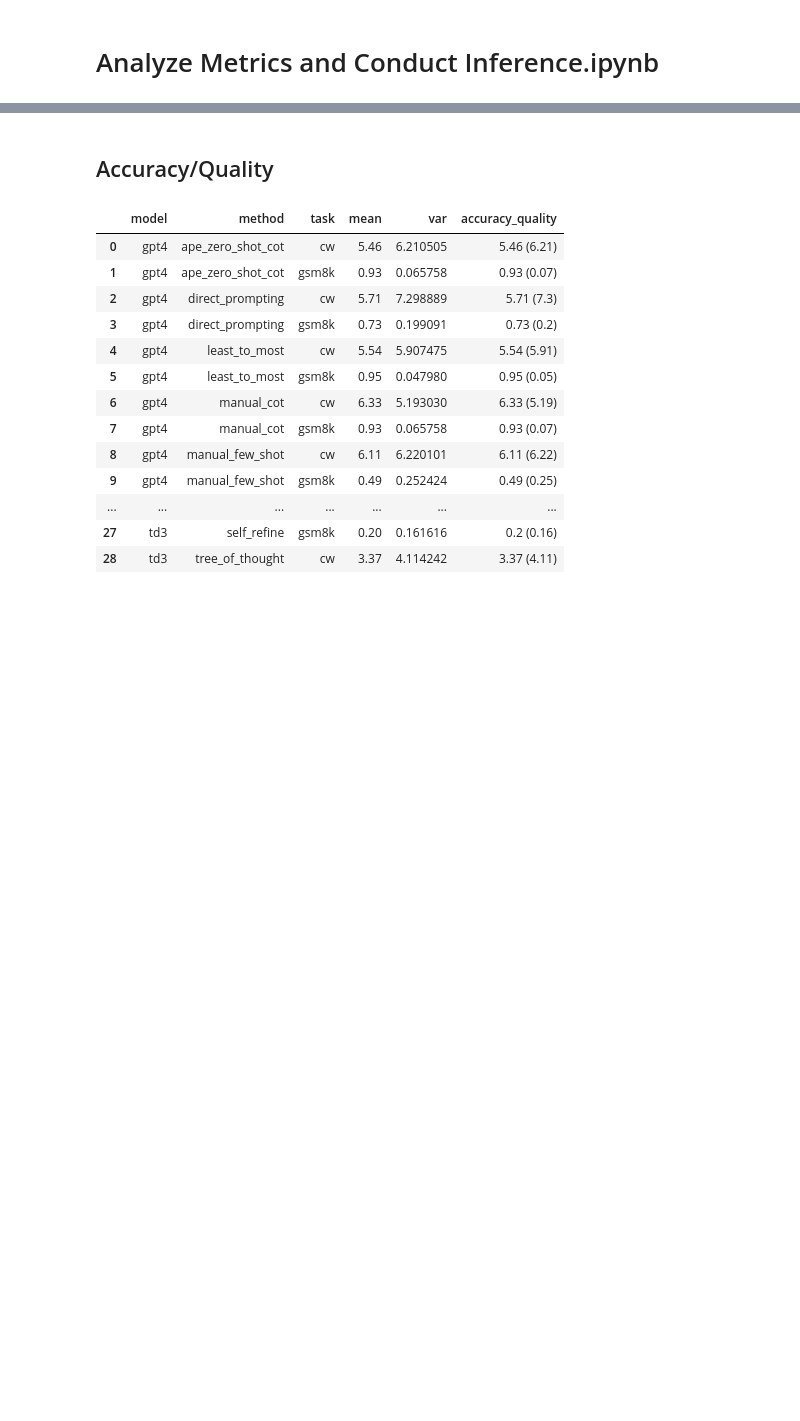
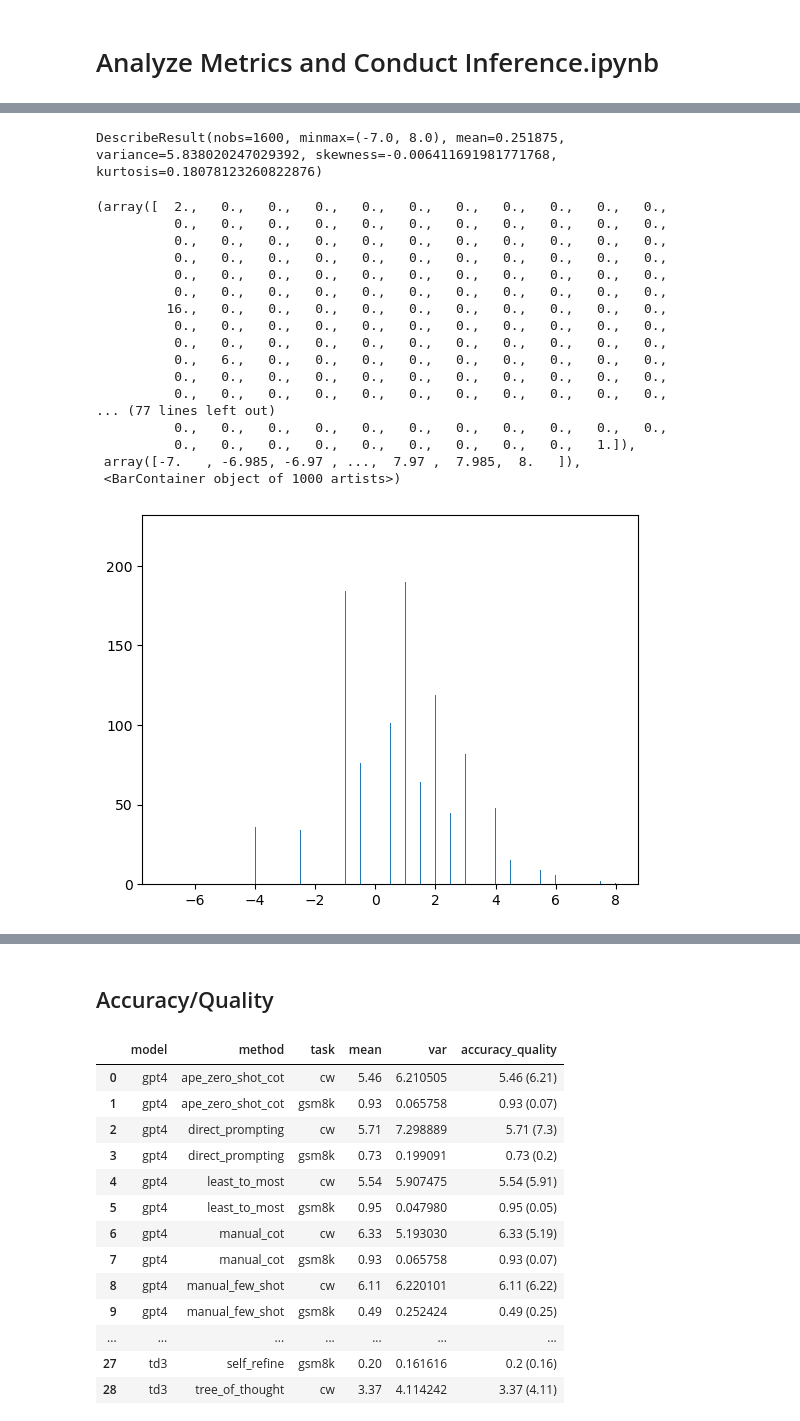
Before and after one commit to ijyliu/anlp23-project, a Jupyter notebook: Data/06a - Accuracy - Quality Metrics.ipynb, the cells around one changed output, grey strips where cells are left out. Cells and saved outputs as stored; diff of their text form; code cells hidden in the pictures; blank space fills up the shorter version.

```diff
--- a/Data/06a - Accuracy - Quality Metrics.ipynb
+++ b/Data/06a - Accuracy - Quality Metrics.ipynb
@@ -20,0 +48,26 @@ direct_prompting_comparison = pd.read_excel('direct_prompting_comparison.xlsx')
+# %%
+# Differences between coherence_1_incoherent_10_very_coherent and Aggregated_Prediction
+print(stats.describe(cw_data['coherence_1_incoherent_10_very_coherent'] - cw_data['Aggegated_Prediction']))
+
+# Histogram
+plt.hist(cw_data['coherence_1_incoherent_10_very_coherent'] - cw_data['Aggegated_Prediction'], bins = 1000)
+# %% [output]
+DescribeResult(nobs=1600, minmax=(-7.0, 8.0), mean=0.251875, variance=5.838020247029392, skewness=-0.006411691981771768, kurtosis=0.18078123260822876)
+(array([  2.,   0.,   0.,   0.,   0.,   0.,   0.,   0.,   0.,   0.,   0.,
+          0.,   0.,   0.,   0.,   0.,   0.,   0.,   0.,   0.,   0.,   0.,
+          0.,   0.,   0.,   0.,   0.,   0.,   0.,   0.,   0.,   0.,   0.,
+          0.,   0.,   0.,   0.,   0.,   0.,   0.,   0.,   0.,   0.,   0.,
+          0.,   0.,   0.,   0.,   0.,   0.,   0.,   0.,   0.,   0.,   0.,
+          0.,   0.,   0.,   0.,   0.,   0.,   0.,   0.,   0.,   0.,   0.,
+         16.,   0.,   0.,   0.,   0.,   0.,   0.,   0.,   0.,   0.,   0.,
+          0.,   0.,   0.,   0.,   0.,   0.,   0.,   0.,   0.,   0.,   0.,
+          0.,   0.,   0.,   0.,   0.,   0.,   0.,   0.,   0.,   0.,   0.,
+          0.,   6.,   0.,   0.,   0.,   0.,   0.,   0.,   0.,   0.,   0.,
+          0.,   0.,   0.,   0.,   0.,   0.,   0.,   0.,   0.,   0.,   0.,
+          0.,   0.,   0.,   0.,   0.,   0.,   0.,   0.,   0.,   0.,   0.,
+... (77 lines left out)
+          0.,   0.,   0.,   0.,   0.,   0.,   0.,   0.,   0.,   0.,   0.,
+          0.,   0.,   0.,   0.,   0.,   0.,   0.,   0.,   0.,   1.]),
+ array([-7.   , -6.985, -6.97 , ...,  7.97 ,  7.985,  8.   ]),
+ <BarContainer object of 1000 artists>)
+[figure, added]
```
Also changed, not shown: parts of 11 cells of this notebook, 3 other files.
